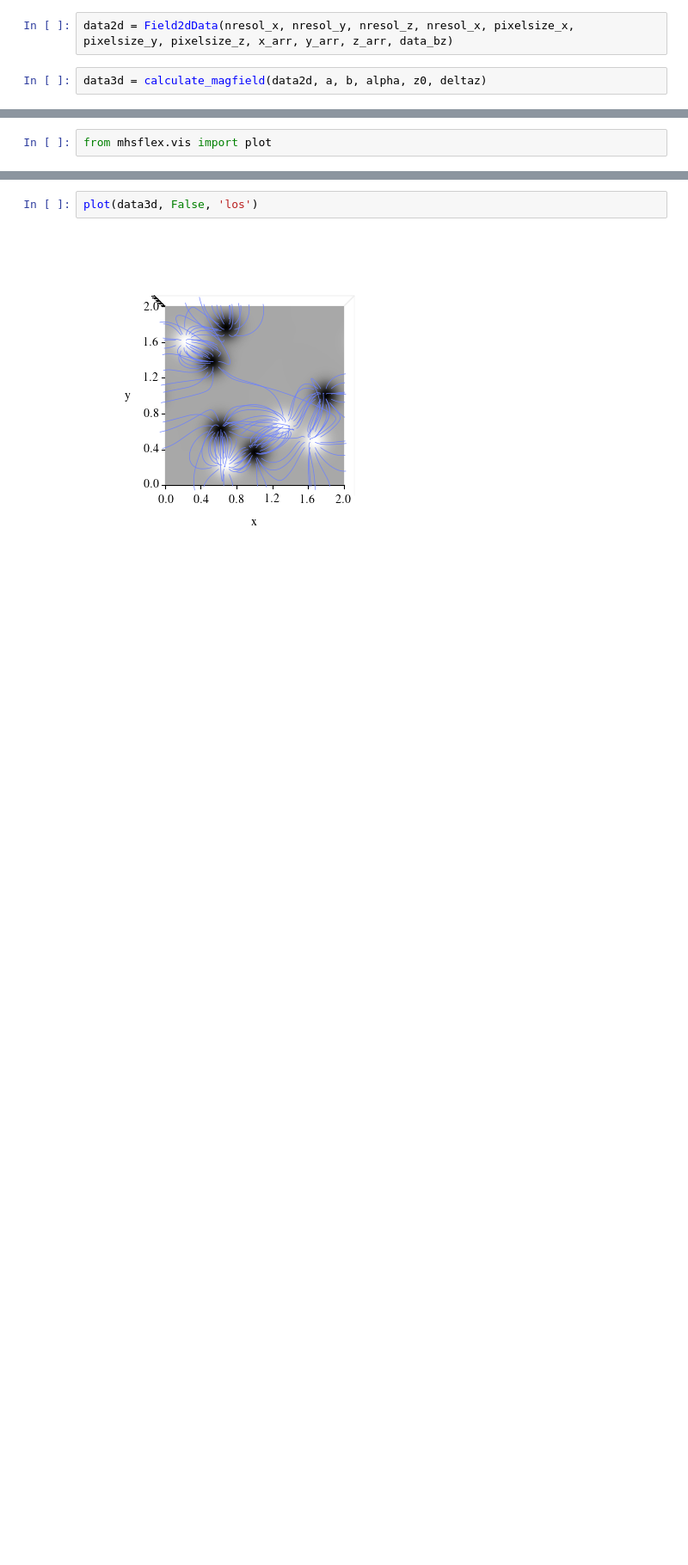
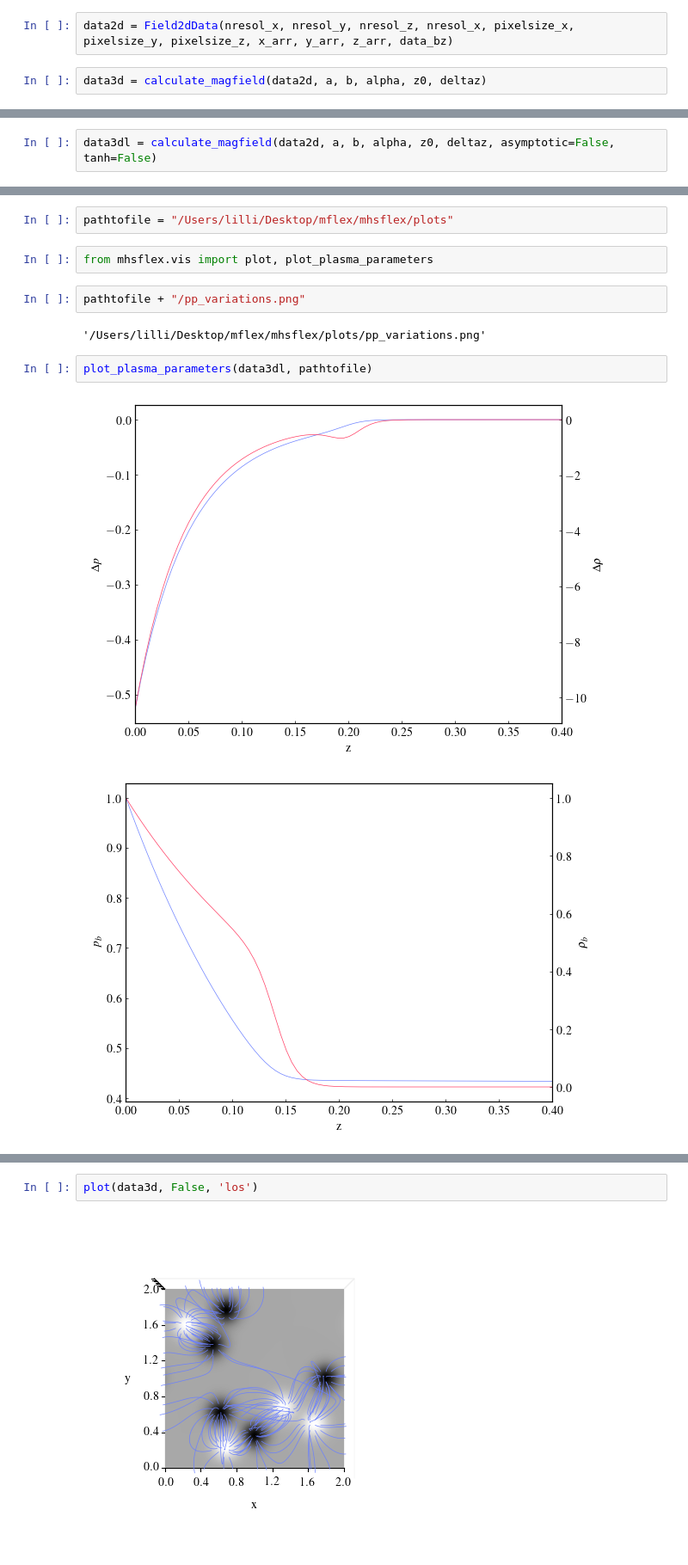
Before and after one commit to LMNadol/mflex, a Jupyter notebook: mhsflex/test.ipynb, the cells around one changed output, grey strips where cells are left out. Shown at 86% size. Cells and saved outputs as stored; diff of their text form; blank space fills up the shorter version.

```diff
--- a/mhsflex/test.ipynb
+++ b/mhsflex/test.ipynb
@@ -55,0 +58,2 @@ data3d = calculate_magfield(data2d, a, b, alpha, z0, deltaz)
+# %%
+data3dl = calculate_magfield(data2d, a, b, alpha, z0, deltaz, asymptotic=False, tanh=False)
@@ -56,2 +106,13 @@ data3d = calculate_magfield(data2d, a, b, alpha, z0, deltaz)
+# %%
+pathtofile = "/Users/lilli/Desktop/mflex/mhsflex/plots"
 # %%
-from mhsflex.vis import plot
+from mhsflex.vis import plot, plot_plasma_parameters
+# %%
+pathtofile + "/pp_variations.png"
+# %% [output]
+'/Users/lilli/Desktop/mflex/mhsflex/plots/pp_variations.png'
+# %%
+plot_plasma_parameters(data3dl, pathtofile)
+# %% [output]
+[figure, added]
+[figure, added]
```
Also changed, not shown: parts of 5 cells of this notebook, 13 other files.
